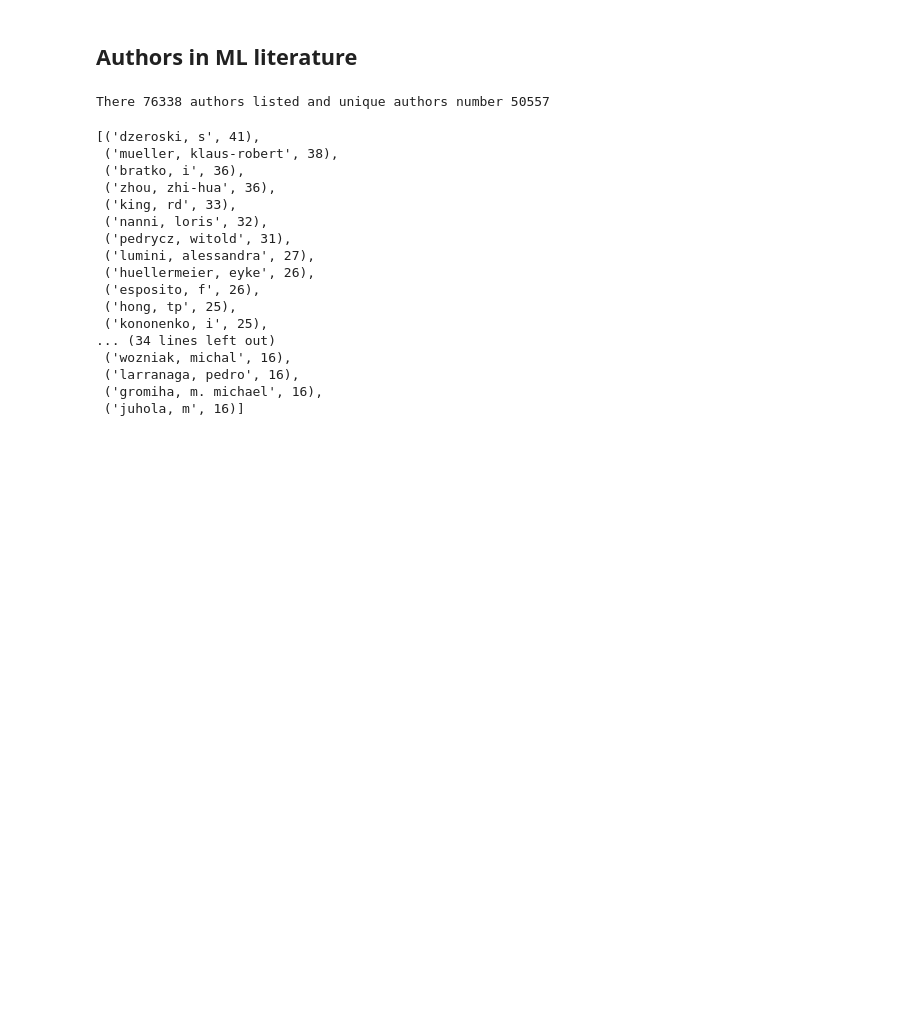
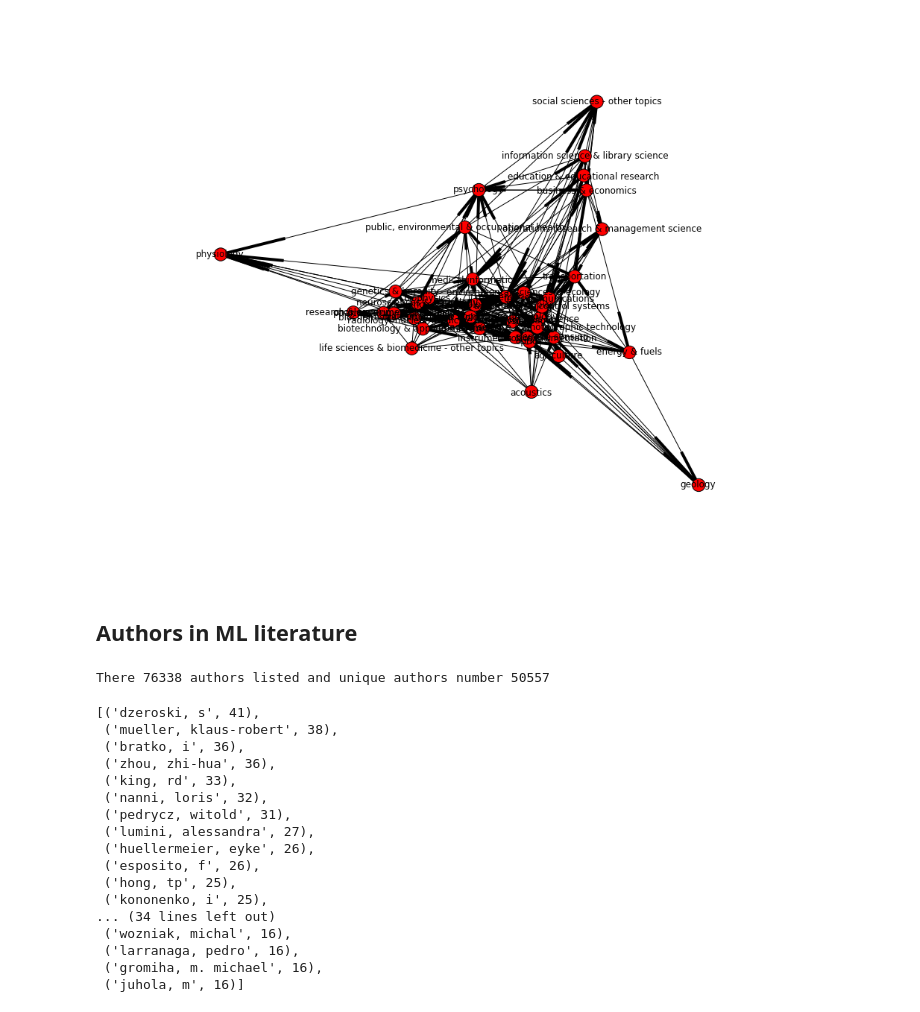
Before and after one commit to datapractice/machinelearners, a Jupyter notebook: ml_lit/ML_literature.ipynb, the cells around one changed output. Cells and saved outputs as stored; diff of their text form; code cells hidden in the pictures; blank space fills up the shorter version.

```diff
--- a/ml_lit/ML_literature.ipynb
+++ b/ml_lit/ML_literature.ipynb
@@ -93,0 +87,3 @@ dtype: int64
+# %%
+gr_f = nx.DiGraph()
+gr_f.add_edges_from([i for de in df.fields.dropna() for i in itertools.combinations(de,2)])
@@ -93,0 +106,5 @@ dtype: int64
+# %%
+figure(figsize=(13,10))
+ nx.draw_spectral(g2f)
+# %% [output]
+[figure, added]
```
Also changed, not shown: parts of 9 cells of this notebook, 5 other files.
